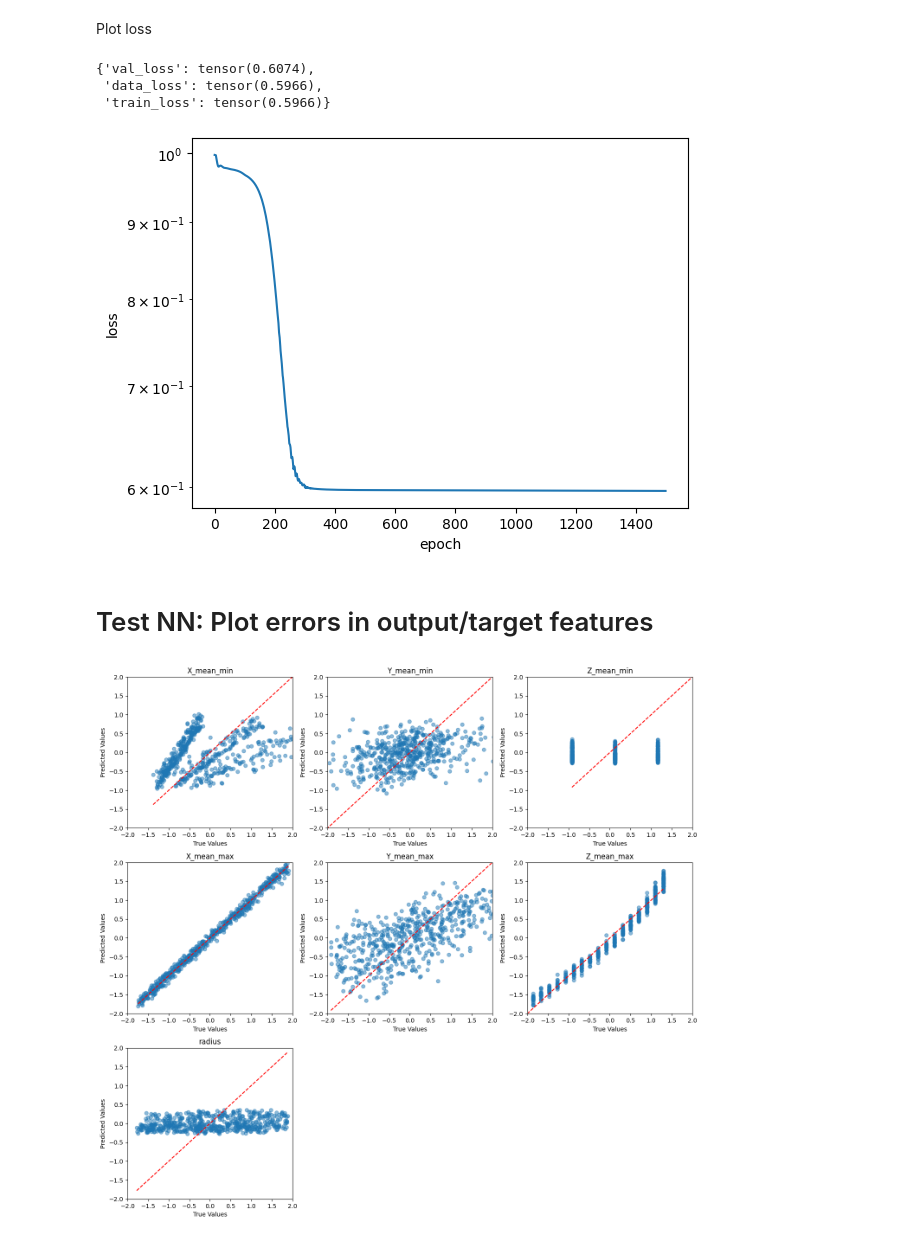
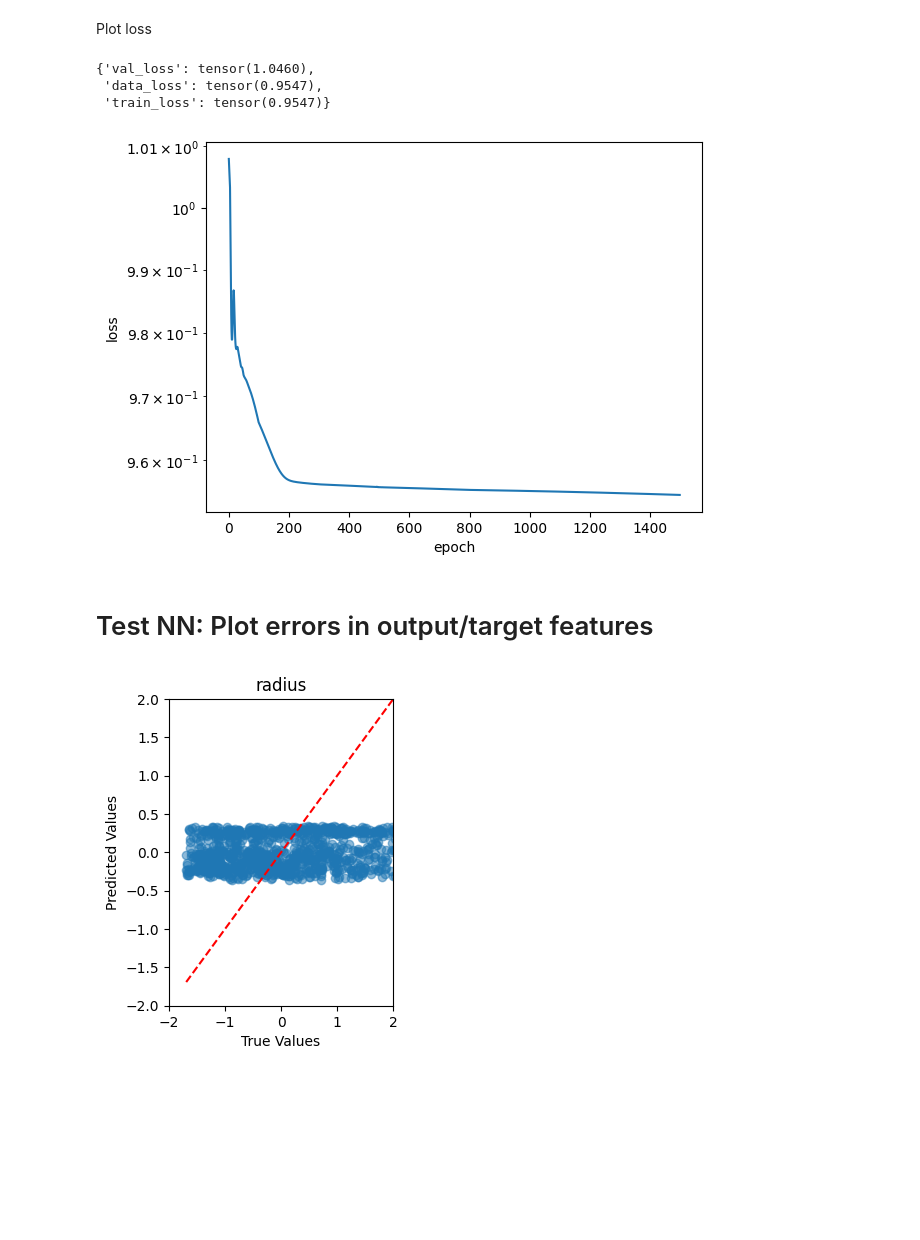
Before and after one commit to green3diamond/TambOpt-zlt, a Jupyter notebook: notebooks/06_train_using_PINA_Cone_50k.ipynb, the cells around one changed output. Saved outputs shown, nothing was run; the diff lists cells and outputs as text; code cells hidden in the pictures; blank space fills up the shorter version.

Commit message:
train only on geenrating radius data

```diff
--- a/notebooks/06_train_using_PINA_Cone_50k.ipynb
+++ b/notebooks/06_train_using_PINA_Cone_50k.ipynb
@@ -83,8 +79,8 @@ input_columns = [
             "sin_azimuth", "cos_azimuth", "sin_zenith", "cos_zenith"
         ]
 output_columns = [
-    'X_mean_min', 'Y_mean_min', 'Z_mean_min',
-    'X_mean_max', 'Y_mean_max', 'Z_mean_max',
+    # 'X_mean_min', 'Y_mean_min', 'Z_mean_min',
+    # 'X_mean_max', 'Y_mean_max', 'Z_mean_max',
     'radius'
 ]
 batch_identifier = "event_id"
@@ -134,8 +138,9 @@ from pina.solver import DeepEnsembleSupervisedSolver
 from pina.callback import MetricTracker
 import torch
 # %%
-x_pina = LabelTensor(X.to_numpy(dtype=np.float64), input_columns)
-y_pina = LabelTensor(y_normalized, output_columns)
+device = torch.device("mps") if torch.backends.mps.is_available() else torch.device("cpu")
+x_pina = LabelTensor(X.to_numpy(dtype=np.float64), input_columns).to(device)
+y_pina = LabelTensor(y_normalized, output_columns).to(device)
 # %%
 class BayesianProblem(AbstractProblem):
 
@@ -178,16 +183,17 @@ solver = DeepEnsembleSupervisedSolver(
     schedulers=schedulers
     )
 # %%
+
 # create the trainer
 trainer = Trainer(
-    solver=solver,  # The ensemble solver
-    max_epochs=1500,  # Maximum number of training epochs
-    logger=True,  # Enables logging (default logger is CSVLogger)
-    callbacks=[MetricTracker()],  # Tracks training metrics using MetricTracker
-    accelerator="cpu",  # Use CPU for training, alternative is "gpu" for GPU training
-    train_size=0.7,  # Fraction of the dataset used for training (70%)
-    test_size=0.2,  # Fraction of the dataset used for testing (20%)
-    val_size=0.1,  # Fraction of the dataset used for validation (10%)
+    solver=solver,
+    max_epochs=1500,
+    logger=True,
+    callbacks=[MetricTracker()],
+    accelerator="mps",
+    train_size=0.7,
+    test_size=0.2,
+    val_size=0.1,
 )
 
 import time
@@ -224,9 +227,9 @@ Plot loss
 # inspecting final loss
 trainer.logged_metrics
 # %% [output]
-{'val_loss': tensor(0.6074),
- 'data_loss': tensor(0.5966),
- 'train_loss': tensor(0.5966)}
+{'val_loss': tensor(1.0460),
+ 'data_loss': tensor(0.9547),
+ 'train_loss': tensor(0.9547)}
 # %%
 # plot loss
 trainer_metrics = trainer.callbacks[0].metrics
@@ -238,7 +241,7 @@ plt.xlabel("epoch")
 plt.ylabel("loss")
 plt.yscale("log")
 # %% [output]
-[figure, old version]
+[figure, new version]
 # %% [markdown]
 # Test NN: Plot errors in output/target features
 # %%
@@ -250,35 +253,37 @@ with torch.no_grad():
     for data in trainer.data_module.test_dataloader():
     # for data in trainer.data_module.train_dataloader():
         inputs, target = data[0][1]["input"], data[0][1]["target"]
+        solver.to(device)
         outputs = solver(inputs)
 
         if all_outputs is None:
-            all_outputs = LabelTensor(outputs, labels=output_columns)
-            all_targets = target
+            all_outputs = LabelTensor(outputs, labels=output_columns).to(device)
+            all_targets = target.cpu()
         else:
-            all_outputs.append(LabelTensor(outputs, labels=output_columns))
-            all_targets.append(target)
+            all_outputs.append(LabelTensor(outputs, labels=output_columns)).to(device)
+            all_targets.append(target.cpu())
         break
 # %%
 # plot targets vs predictions for validation set
-y_mean, y_std = all_outputs.mean(0).detach(), all_outputs.std(0).detach()
-true_output = all_targets.detach()
+y_mean, y_std = all_outputs.mean(0).cpu(), all_outputs.std(0).cpu()
+true_output = all_targets.cpu()
 
-plt.figure(figsize=(14, 13))
+# plt.figure(figsize=(14, 13))
+plt.figure(figsize=(8, 4))
 # use 3 columns per row
 for i, col in enumerate(output_columns):
     plt.subplot(len(output_columns)//3+1, 3, i+1)
     plt.scatter(true_output[:, i], y_mean[:, i], alpha=0.5)#, s=20*y_std[:, i]/y_std.max())
     plt.plot([true_output[:, i].min(), true_output[:, i].max()],
              [true_output[:, i].min(), true_output[:, i].max()], 'r--')
 
     # plt.xlim([true_output[:, i].min(), true_output[:, i].max()])
     # plt.ylim([true_output[:, i].min(), true_output[:, i].max()])
     plt.xlim([-2,2])
     plt.ylim([-2,2])
     plt.xlabel("True Values")
     plt.ylabel("Predicted Values")
     plt.title(col)
 plt.tight_layout(pad=1.0)
 # %% [output]
-[figure, old version]
+[figure, new version]
```
Also changed, not shown: parts of 6 cells of this notebook.
